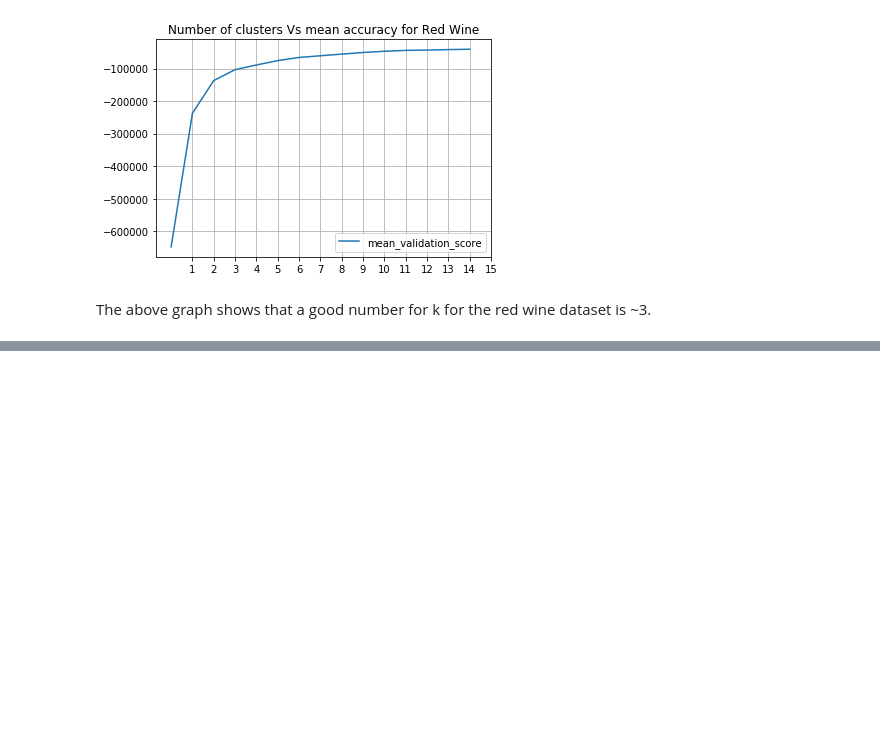
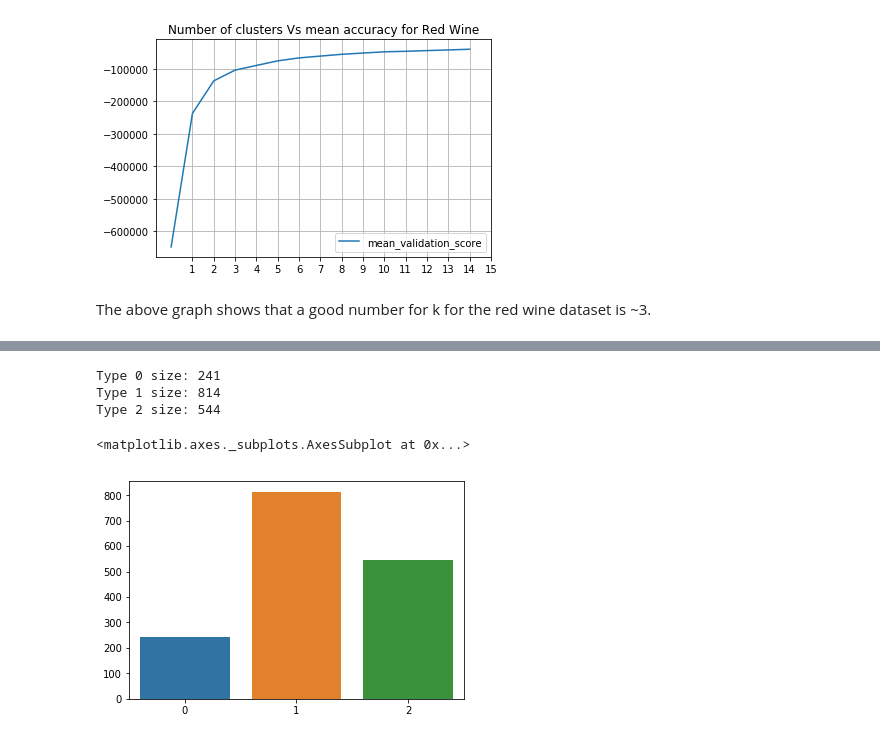
Before and after one commit to chorhatarahuduketuri/How-to-pick-better-wine, a Jupyter notebook: code/Question 3.ipynb, the cells around one changed output, grey strips where cells are left out. Saved outputs shown, nothing was run; the diff lists cells and outputs as text; code cells hidden in the pictures; blank space fills up the shorter version.

```diff
--- a/code/Question 3.ipynb
+++ b/code/Question 3.ipynb
@@ -136,0 +174,13 @@ axarr1[5][1].axis('off')
+# %%
+points_assigned_to_each_cluster = {i: np.where(red_kmeans.labels_ == i)[0] for i in range(red_kmeans.n_clusters)}
+points_in_clusters = [points_assigned_to_each_cluster.get(0).size, points_assigned_to_each_cluster.get(1).size, points_assigned_to_each_cluster.get(2).size]
+print('Type 0 size: ' + str(points_in_clusters[0]))
+print('Type 1 size: ' + str(points_in_clusters[1]))
+print('Type 2 size: ' + str(points_in_clusters[2]))
+sns.barplot(x=[0,1,2], y=points_in_clusters)
+# %% [output]
+Type 0 size: 241
+Type 1 size: 814
+Type 2 size: 544
+<matplotlib.axes._subplots.AxesSubplot at 0x...>
+[figure, added]
```
Also changed, not shown: parts of 18 cells of this notebook.
